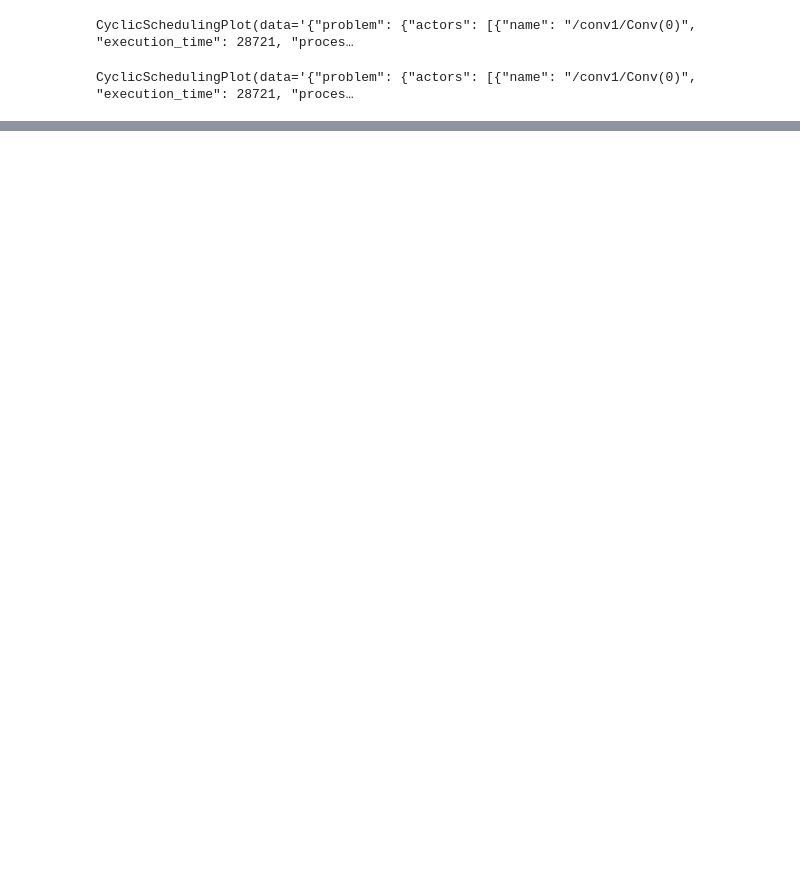
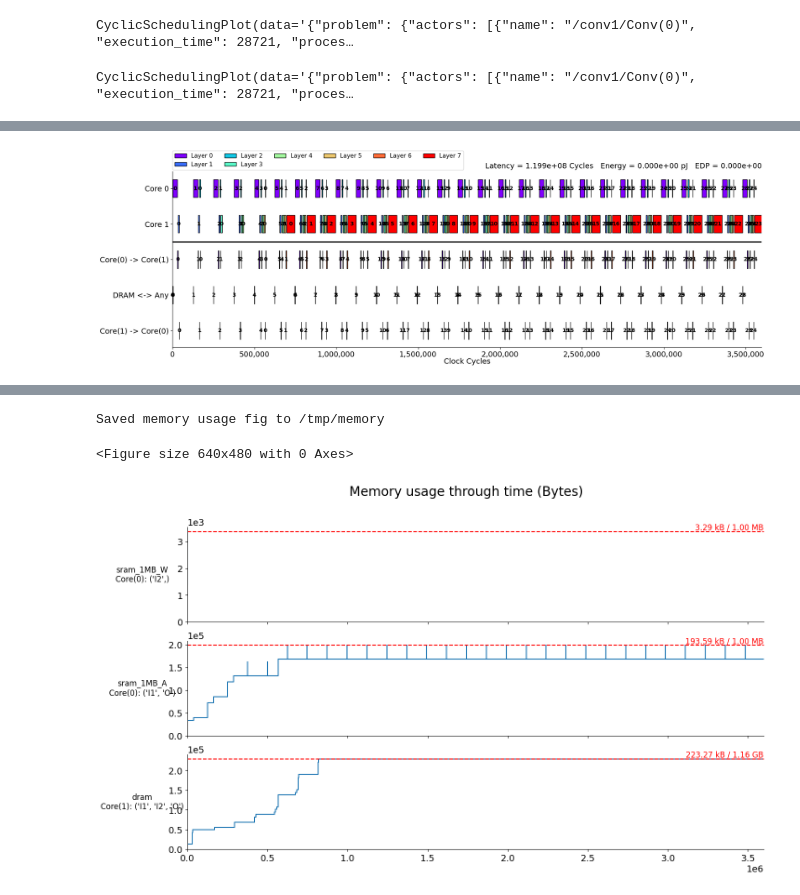
Before and after one commit to Andful/cyclic-scheduling-fitness-evaluator, a Jupyter notebook: example/Conversion.ipynb, the cells around one changed output, grey strips where cells are left out. Drawn from its saved outputs; the diff is of its cells as text; code cells hidden in the pictures; blank space fills up the shorter version.

```diff
--- a/example/Conversion.ipynb
+++ b/example/Conversion.ipynb
@@ -110,0 +254,12 @@ Saved memory usage fig to /tmp/memory
+# %%
+plot_timeline_brokenaxes(
+    scme,
+    False,
+    section_start_percent=(0,),
+    percent_shown=(3,),
+    plot_data_transfer=True,
+    fig_path="/tmp/timeline",
+)
+
+plot_memory_usage(scme, (0,), (3,), fig_path="/tmp/memory")
+# %% [output]
@@ -110,0 +267 @@ Saved memory usage fig to /tmp/memory
+[figure, added]
@@ -111,3 +269,6 @@ Saved memory usage fig to /tmp/memory
+Saved memory usage fig to /tmp/memory
+<Figure size 640x480 with 0 Axes>
+[figure, added]
 # %%
 plot_memory_usage(scme, (0,), (100,), fig_path="/tmp/memory")
 # %% [output]
```
Also changed, not shown: parts of 12 cells of this notebook, 8 other files.
